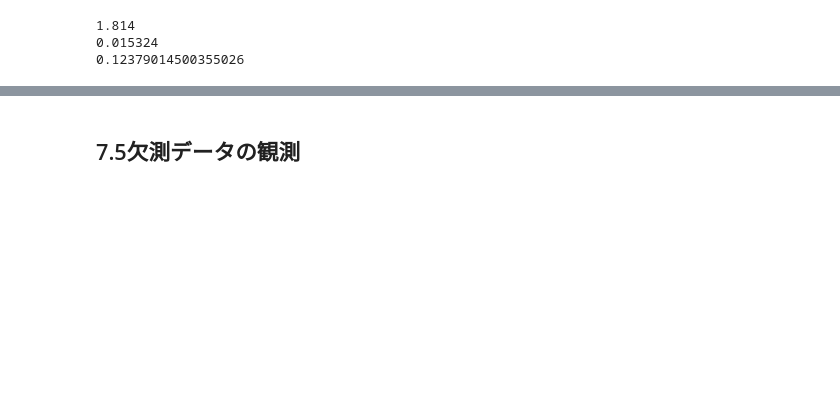
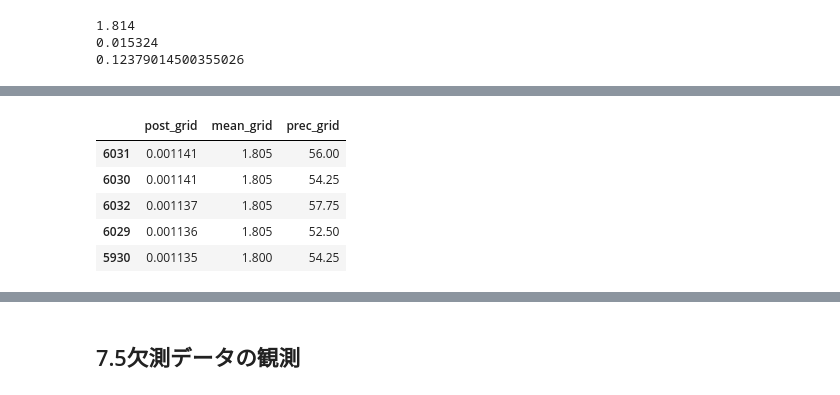
Before and after one commit to kosekitau/Statistics, a Jupyter notebook: notebook/A_First_Course_in_Bayesian_Statistical_Methods.ipynb, the cells around one changed output, grey strips where cells are left out. Cells and saved outputs as stored; diff of their text form; code cells hidden in the pictures; blank space fills up the shorter version.

```diff
--- a/notebook/A_First_Course_in_Bayesian_Statistical_Methods.ipynb
+++ b/notebook/A_First_Course_in_Bayesian_Statistical_Methods.ipynb
@@ -176,0 +187,35 @@ print(np.sqrt(s2n))
+# %%
+# 事前分布
+mu0 = 1.9 # パラメータθの事前平均
+t20 = 0.95**2 # パラメータθの事前分散
+s20 = 0.010 # パラメータσの事前パラメータ
+nu0 = 1 # パラメータσの事前パラメータ
+G = 100
+H = 100
+# 羽虫の羽の長さデータ
+y = np.array([1.64, 1.70, 1.72, 1.74, 1.82, 1.82, 1.82, 1.90, 2.08])
+
+mean_grid = np.linspace(1.505, 2.00, G)
+prec_grid = np.linspace(1.75, 175, H)
+
+post_grids = []
+
+for g in range(G):
+    for h in range(H):
+        post_grid = norm.pdf(mean_grid[g], loc=mu0, scale=np.sqrt(t20)) * \
+        gamma.pdf(prec_grid[h], nu0/2, scale=2/(s20*nu0)) * \
+        np.prod(norm.pdf(y, mean_grid[g], scale=1/np.sqrt(prec_grid[h])))
+
+        post_grids.append([post_grid, mean_grid[g], prec_grid[h]])
+
+post_grids = pd.DataFrame(post_grids, columns=["post_grid", "mean_grid", "prec_grid"])
+post_grids["post_grid"] = post_grids["post_grid"] / np.sum(post_grids["post_grid"])
+
+post_grids.sort_values("post_grid", ascending=False).head()
+# %% [output]
+|  | post_grid | mean_grid | prec_grid |
+| 6031 | 0.001141 | 1.805 | 56.00 |
+| 6030 | 0.001141 | 1.805 | 54.25 |
+| 6032 | 0.001137 | 1.805 | 57.75 |
+| 6029 | 0.001136 | 1.805 | 52.50 |
+| 5930 | 0.001135 | 1.800 | 54.25 |
```
Also changed, not shown: parts of 9 cells of this notebook.
